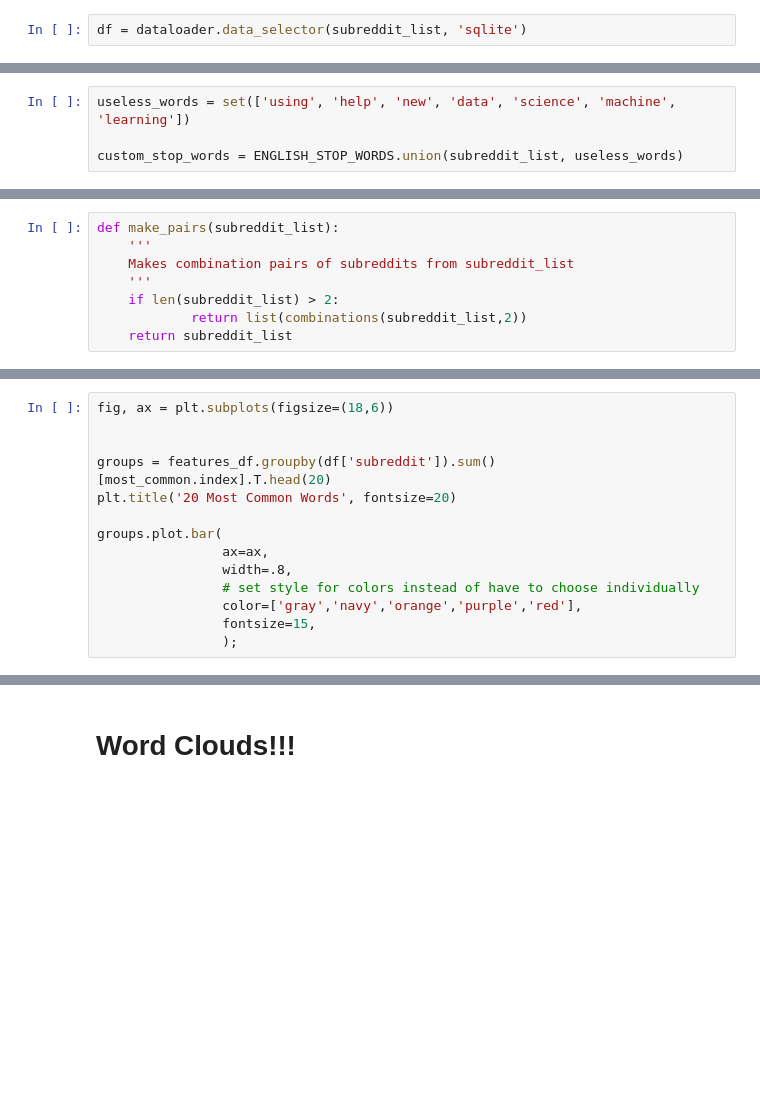
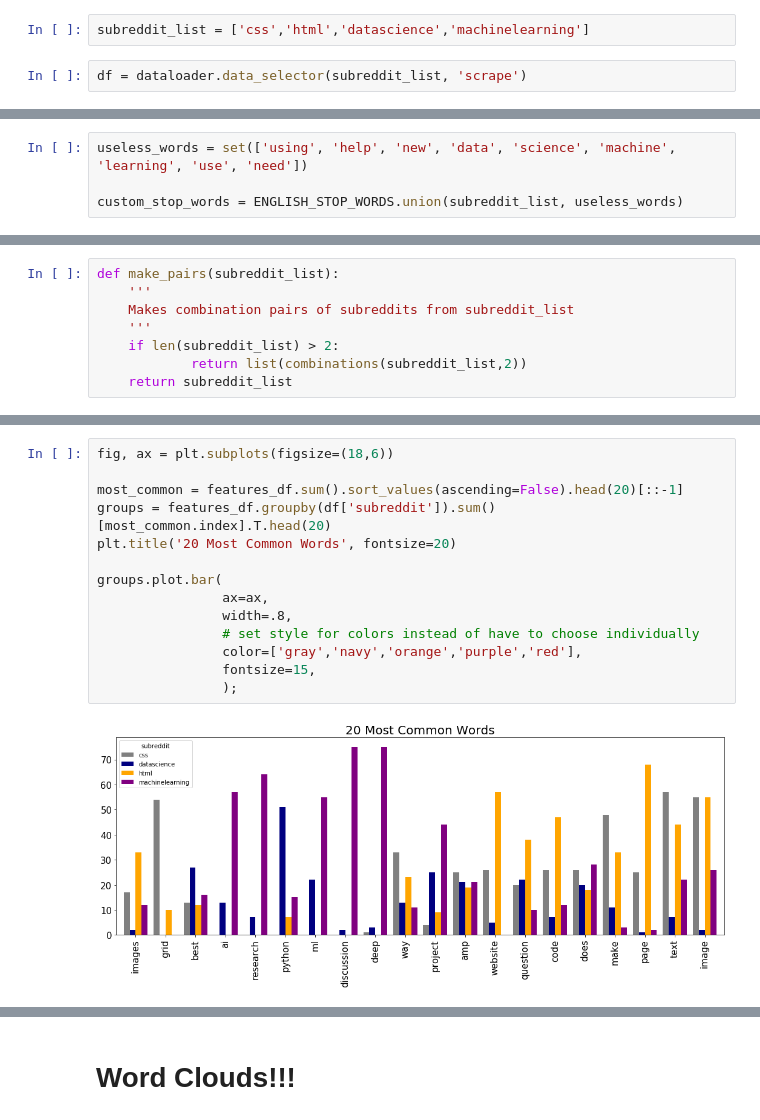
Before and after one commit to datapointchris/reddit-nlp, a Jupyter notebook: code/ds_workflow.ipynb, the cells around one changed output, grey strips where cells are left out. Drawn from its saved outputs; the diff is of its cells as text; blank space fills up the shorter version.

```diff
--- a/code/ds_workflow.ipynb
+++ b/code/ds_workflow.ipynb
@@ -35,3 +33,5 @@ subreddit_list = ['css', 'html', 'javascript', 'php', 'perl', 'java', 'datascien
+# %%
+subreddit_list = ['css','html','datascience','machinelearning']
 # %%
-df = dataloader.data_selector(subreddit_list, 'sqlite')
+df = dataloader.data_selector(subreddit_list, 'scrape')
 # %% [output]
@@ -72,7 +73,7 @@ y = df['sub_code']
 # %%
 X_train, X_test, y_train, y_test = train_test_split(X, y, random_state=7)
 # %%
-useless_words = set(['using', 'help', 'new', 'data', 'science', 'machine', 'learning'])
+useless_words = set(['using', 'help', 'new', 'data', 'science', 'machine', 'learning', 'use', 'need'])
 
 custom_stop_words = ENGLISH_STOP_WORDS.union(subreddit_list, useless_words)
 # %%
@@ -306,14 +320,16 @@ plot_most_common_pairs(df, features_df, pairs)
 # %%
 fig, ax = plt.subplots(figsize=(18,6))
 
-
+most_common = features_df.sum().sort_values(ascending=False).head(20)[::-1]
 groups = features_df.groupby(df['subreddit']).sum()[most_common.index].T.head(20)
 plt.title('20 Most Common Words', fontsize=20)
 
 groups.plot.bar(
                 ax=ax,
                 width=.8,
                 # set style for colors instead of have to choose individually
                 color=['gray','navy','orange','purple','red'],
                 fontsize=15,
                 );
+# %% [output]
+[figure, added]
```
Also changed, not shown: parts of 27 cells of this notebook.
